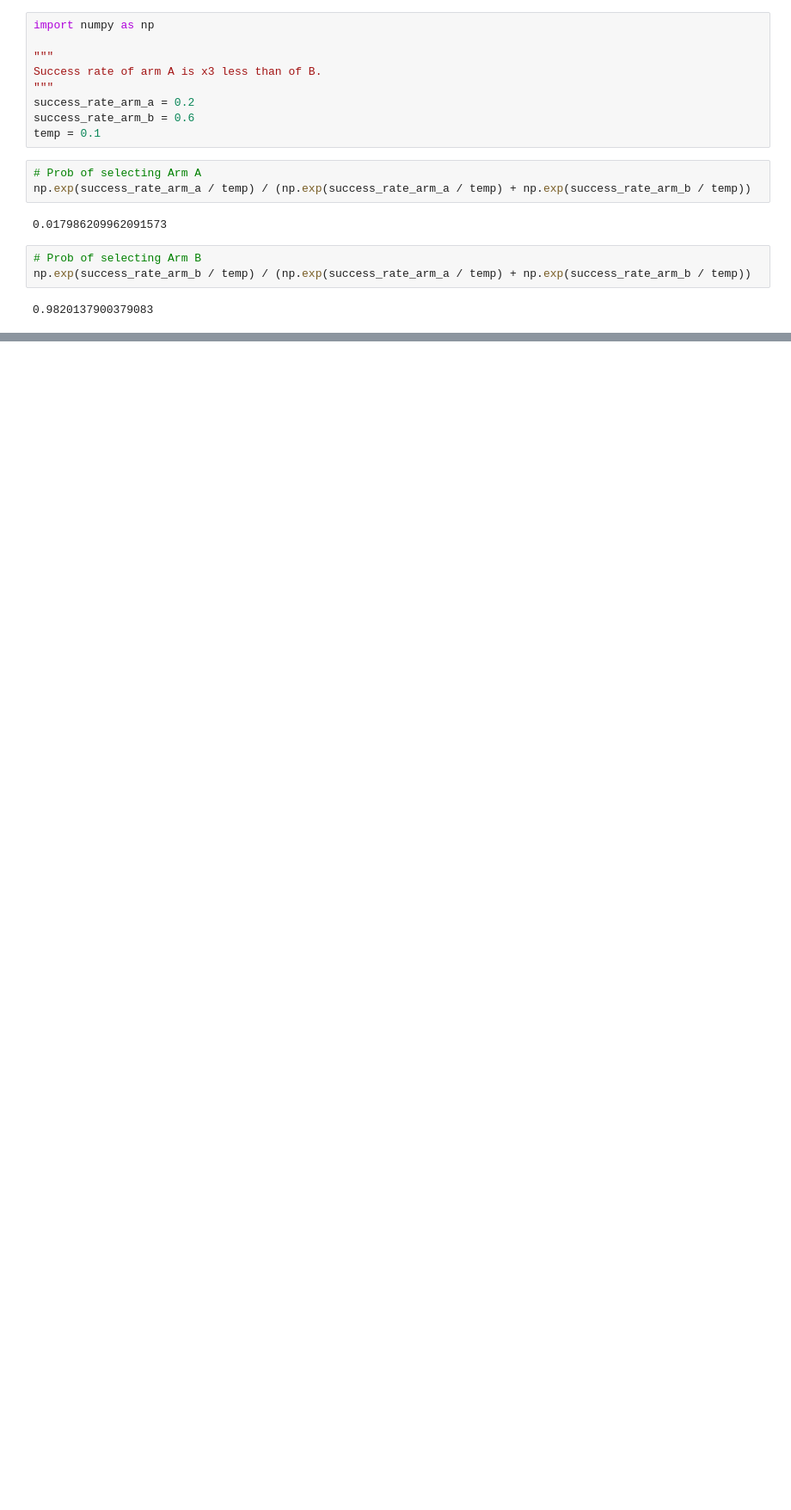
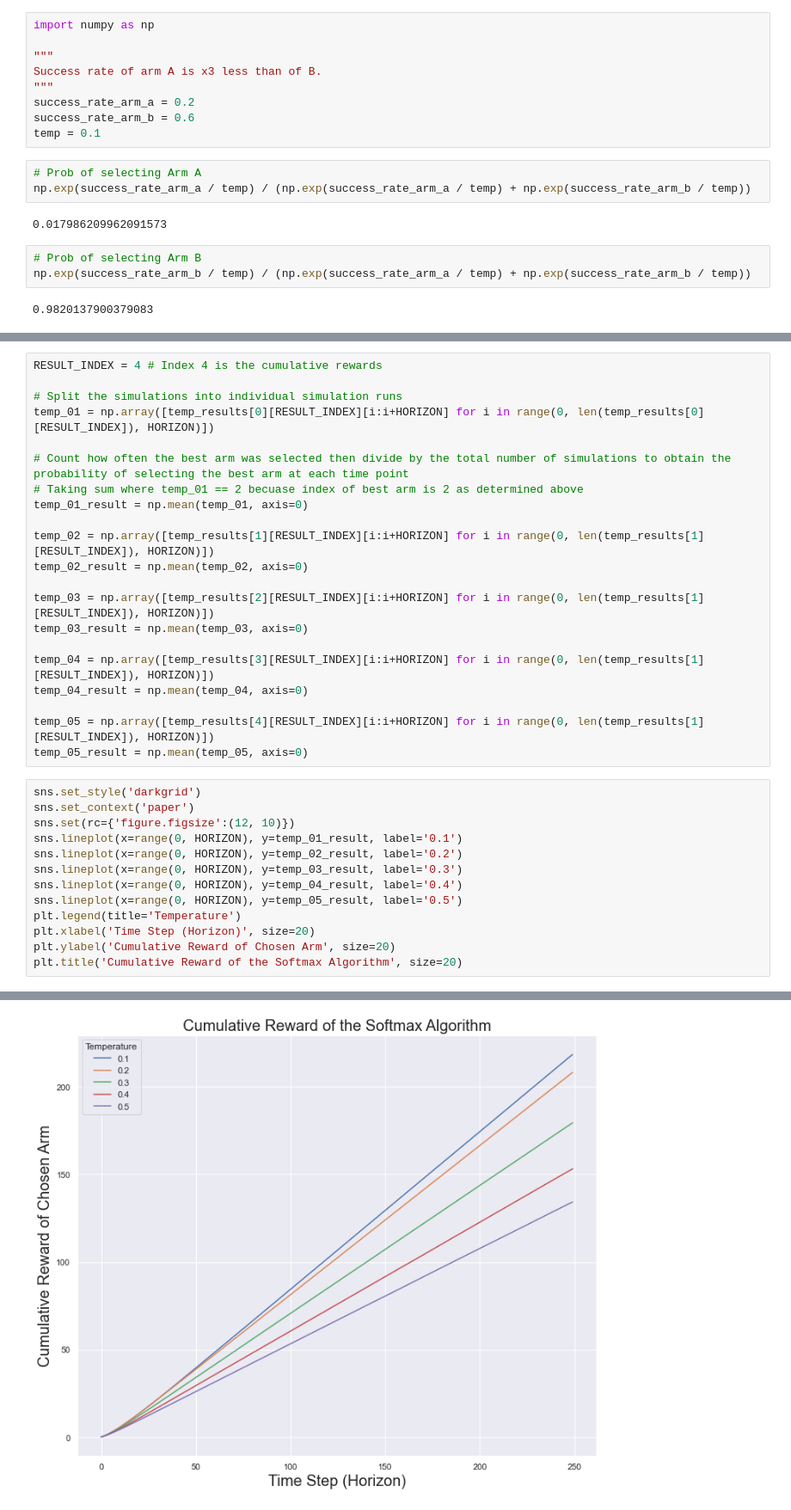
Before and after one commit to harpalsahota/datascience-knowledge-base, a Jupyter notebook: ab_testing/bandit_algorithms/web_optimisation/05_softmax_algorithm.ipynb, the cells around one changed output, grey strips where cells are left out. Shown at 86% size. Cells and saved outputs as stored; diff of their text form; blank space fills up the shorter version.

```diff
--- a/ab_testing/bandit_algorithms/web_optimisation/05_softmax_algorithm.ipynb
+++ b/ab_testing/bandit_algorithms/web_optimisation/05_softmax_algorithm.ipynb
@@ -67,0 +284,35 @@ np.exp(success_rate_arm_b / temp) / (np.exp(success_rate_arm_a / temp) + np.exp(
+# %%
+RESULT_INDEX = 4 # Index 4 is the cumulative rewards
+
+# Split the simulations into individual simulation runs
+temp_01 = np.array([temp_results[0][RESULT_INDEX][i:i+HORIZON] for i in range(0, len(temp_results[0][RESULT_INDEX]), HORIZON)])
+
+# Count how often the best arm was selected then divide by the total number of simulations to obtain the probability of selecting the best arm at each time point
+# Taking sum where temp_01 == 2 becuase index of best arm is 2 as determined above
+temp_01_result = np.mean(temp_01, axis=0)
+
+temp_02 = np.array([temp_results[1][RESULT_INDEX][i:i+HORIZON] for i in range(0, len(temp_results[1][RESULT_INDEX]), HORIZON)])
+temp_02_result = np.mean(temp_02, axis=0)
+
+temp_03 = np.array([temp_results[2][RESULT_INDEX][i:i+HORIZON] for i in range(0, len(temp_results[1][RESULT_INDEX]), HORIZON)])
+temp_03_result = np.mean(temp_03, axis=0)
+
+temp_04 = np.array([temp_results[3][RESULT_INDEX][i:i+HORIZON] for i in range(0, len(temp_results[1][RESULT_INDEX]), HORIZON)])
+temp_04_result = np.mean(temp_04, axis=0)
+
+temp_05 = np.array([temp_results[4][RESULT_INDEX][i:i+HORIZON] for i in range(0, len(temp_results[1][RESULT_INDEX]), HORIZON)])
+temp_05_result = np.mean(temp_05, axis=0)
+# %%
+sns.set_style('darkgrid')
+sns.set_context('paper')
+sns.set(rc={'figure.figsize':(12, 10)})
+sns.lineplot(x=range(0, HORIZON), y=temp_01_result, label='0.1')
+sns.lineplot(x=range(0, HORIZON), y=temp_02_result, label='0.2')
+sns.lineplot(x=range(0, HORIZON), y=temp_03_result, label='0.3')
+sns.lineplot(x=range(0, HORIZON), y=temp_04_result, label='0.4')
+sns.lineplot(x=range(0, HORIZON), y=temp_05_result, label='0.5')
+plt.legend(title='Temperature')
+plt.xlabel('Time Step (Horizon)', size=20)
+plt.ylabel('Cumulative Reward of Chosen Arm', size=20)
+plt.title('Cumulative Reward of the Softmax Algorithm', size=20)
+# %% [output]
@@ -67,0 +320 @@ np.exp(success_rate_arm_b / temp) / (np.exp(success_rate_arm_a / temp) + np.exp(
+[figure, added]
```
Also changed, not shown: parts of 31 cells of this notebook.
